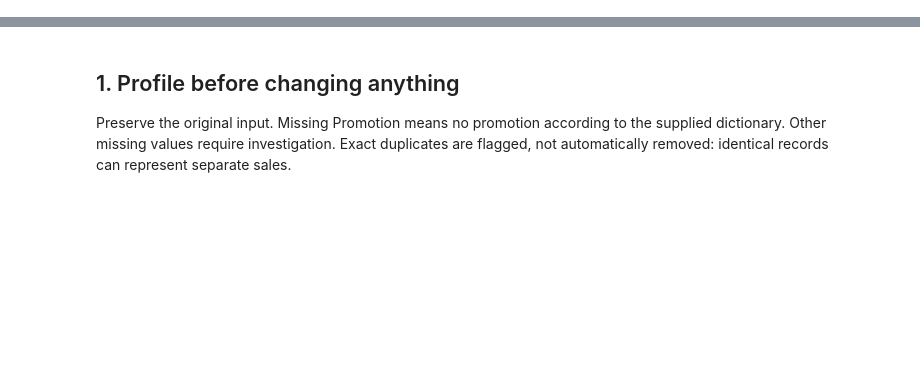
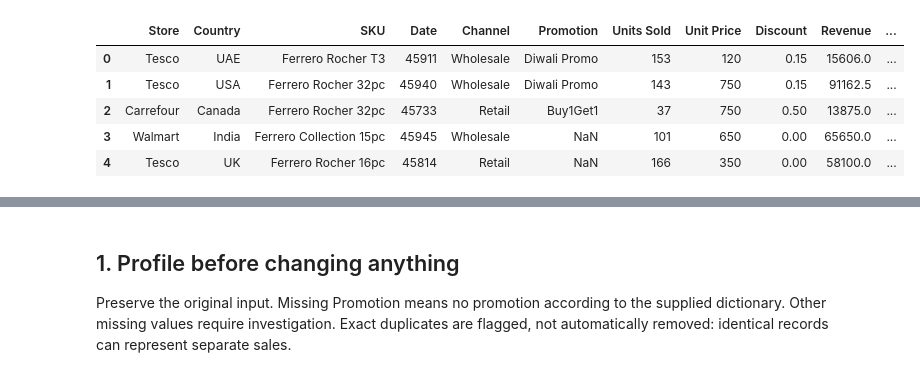
Before and after one commit to milaho1006/ferrero-rocher-sales-analytics, a Jupyter notebook: Ferrero_Data_Preparation.ipynb, the cells around one changed output, grey strips where cells are left out. Cells and saved outputs as stored; diff of their text form; code cells hidden in the pictures; blank space fills up the shorter version.

Commit message:
Add initial dataset exploration

```diff
--- a/Ferrero_Data_Preparation.ipynb
+++ b/Ferrero_Data_Preparation.ipynb
@@ -17,3 +29,18 @@ One row is treated as one supplied sales record. There is no transaction/order i
+# %%
+import pandas as pd
+
+df = pd.read_csv(
+    "/content/ferrero-rocher-sales-analytics/data/raw/ferrero_rocher_sales_dataset.csv"
+)
+
+df.head()
+# %% [output]
+|  | Store | Country | SKU | Date | Channel | Promotion | Units Sold | Unit Price | Discount | Revenue | ... |
+| 0 | Tesco | UAE | Ferrero Rocher T3 | 45911 | Wholesale | Diwali Promo | 153 | 120 | 0.15 | 15606.0 | ... |
+| 1 | Tesco | USA | Ferrero Rocher 32pc | 45940 | Wholesale | Diwali Promo | 143 | 750 | 0.15 | 91162.5 | ... |
+| 2 | Carrefour | Canada | Ferrero Rocher 32pc | 45733 | Retail | Buy1Get1 | 37 | 750 | 0.50 | 13875.0 | ... |
+| 3 | Walmart | India | Ferrero Collection 15pc | 45945 | Wholesale | NaN | 101 | 650 | 0.00 | 65650.0 | ... |
+| 4 | Tesco | UK | Ferrero Rocher 16pc | 45814 | Retail | NaN | 166 | 350 | 0.00 | 58100.0 | ... |
 # %%
 from pathlib import Path
 import pandas as pd
```
Also changed, not shown: parts of 8 cells of this notebook.
